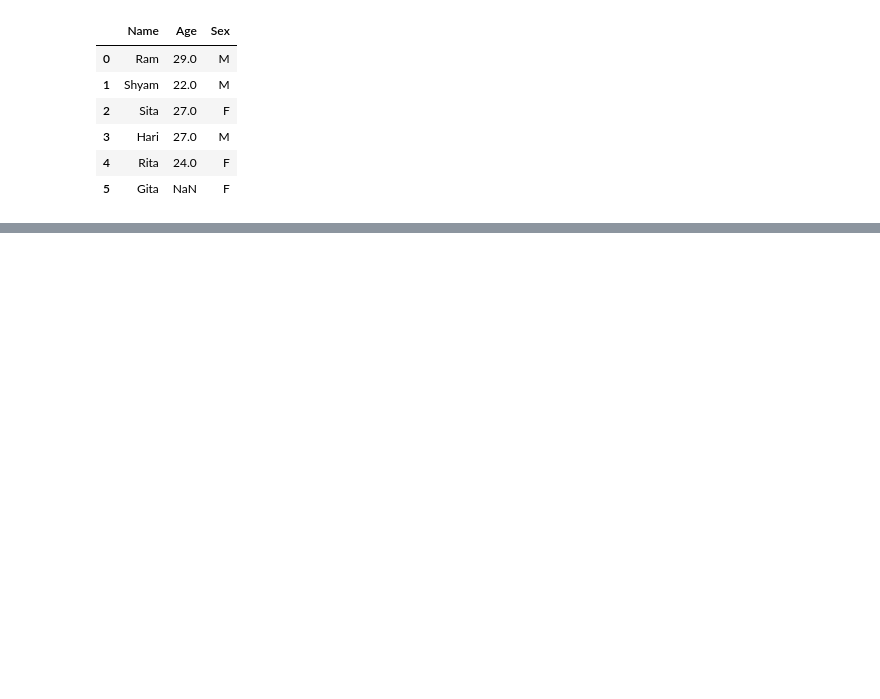
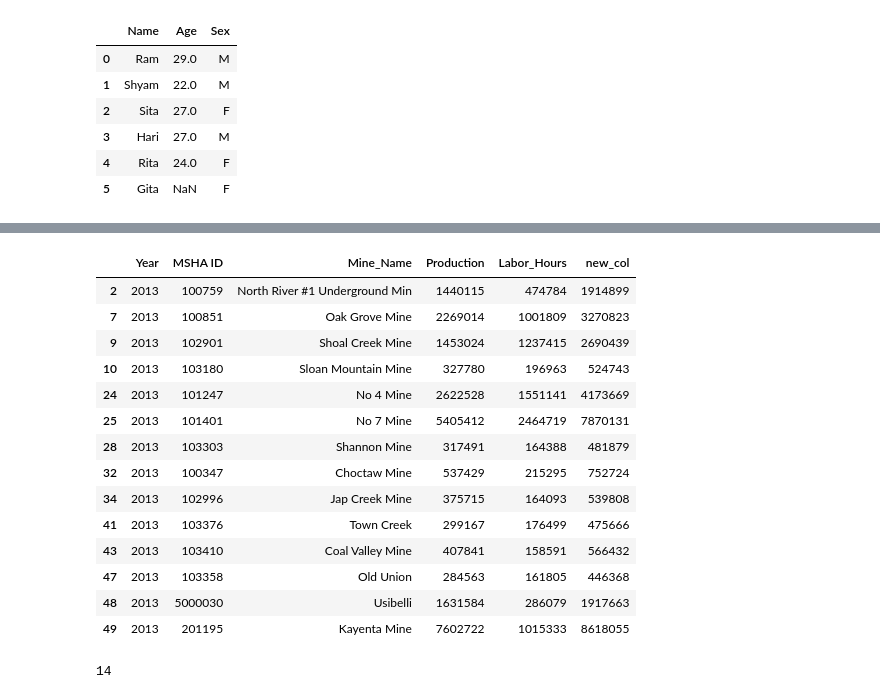
Before and after one commit to aayusha-shrestha/60DaysOfLearning2024, a Jupyter notebook: 60DaysOfLearning2024.ipynb, the cells around one changed output, grey strips where cells are left out. Drawn from its saved outputs; the diff is of its cells as text; code cells hidden in the pictures; blank space fills up the shorter version.

```diff
--- a/60DaysOfLearning2024.ipynb
+++ b/60DaysOfLearning2024.ipynb
@@ -333,0 +337,2 @@ df.ndim
+# %%
+df = pd.read_excel('coalpublic2013.xlsx')
@@ -333,0 +382,3 @@ df.ndim
+# %%
+# Adding a new column
+df['new_col'] = df['Production'] + df['Labor_Hours']
@@ -333,0 +425,22 @@ df.ndim
+# %%
+df[df['Labor_Hours'] > 150000]
+# %% [output]
+|  | Year | MSHA ID | Mine_Name | Production | Labor_Hours | new_col |
+| 2 | 2013 | 100759 | North River #1 Underground Min | 1440115 | 474784 | 1914899 |
+| 7 | 2013 | 100851 | Oak Grove Mine | 2269014 | 1001809 | 3270823 |
+| 9 | 2013 | 102901 | Shoal Creek Mine | 1453024 | 1237415 | 2690439 |
+| 10 | 2013 | 103180 | Sloan Mountain Mine | 327780 | 196963 | 524743 |
+| 24 | 2013 | 101247 | No 4 Mine | 2622528 | 1551141 | 4173669 |
+| 25 | 2013 | 101401 | No 7 Mine | 5405412 | 2464719 | 7870131 |
+| 28 | 2013 | 103303 | Shannon Mine | 317491 | 164388 | 481879 |
+| 32 | 2013 | 100347 | Choctaw Mine | 537429 | 215295 | 752724 |
+| 34 | 2013 | 102996 | Jap Creek Mine | 375715 | 164093 | 539808 |
+| 41 | 2013 | 103376 | Town Creek | 299167 | 176499 | 475666 |
+| 43 | 2013 | 103410 | Coal Valley Mine | 407841 | 158591 | 566432 |
+| 47 | 2013 | 103358 | Old Union | 284563 | 161805 | 446368 |
+| 48 | 2013 | 5000030 | Usibelli | 1631584 | 286079 | 1917663 |
+| 49 | 2013 | 201195 | Kayenta Mine | 7602722 | 1015333 | 8618055 |
+# %%
+len(df[df['Labor_Hours'] > 150000])
+# %% [output]
+14
```
Also changed, not shown: parts of 23 cells of this notebook.
